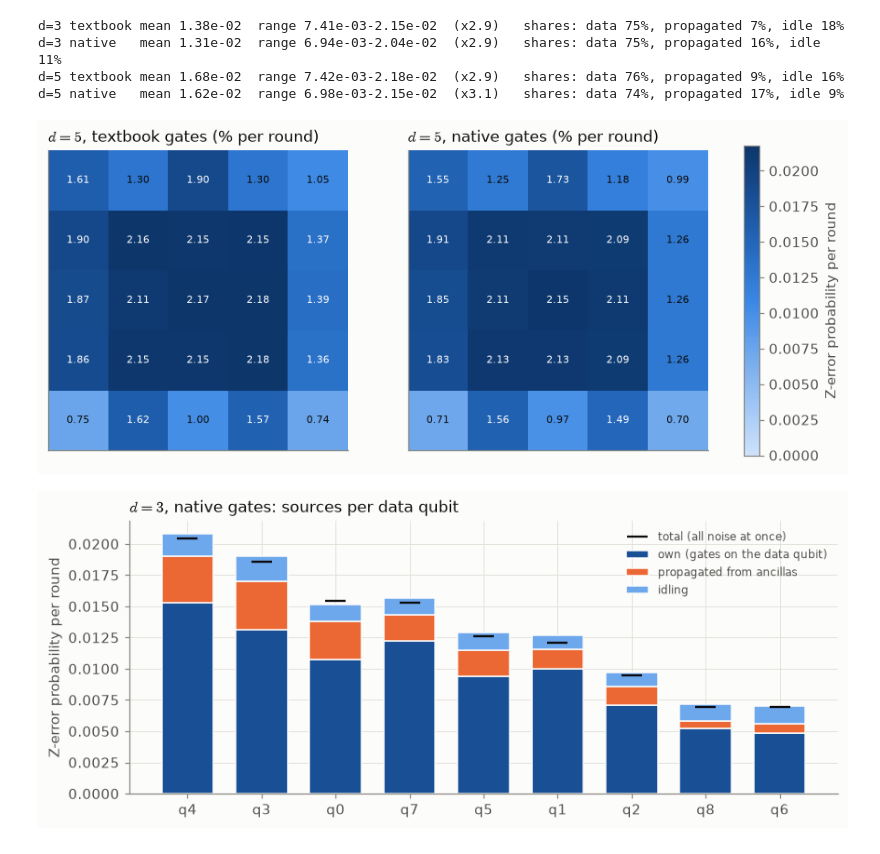
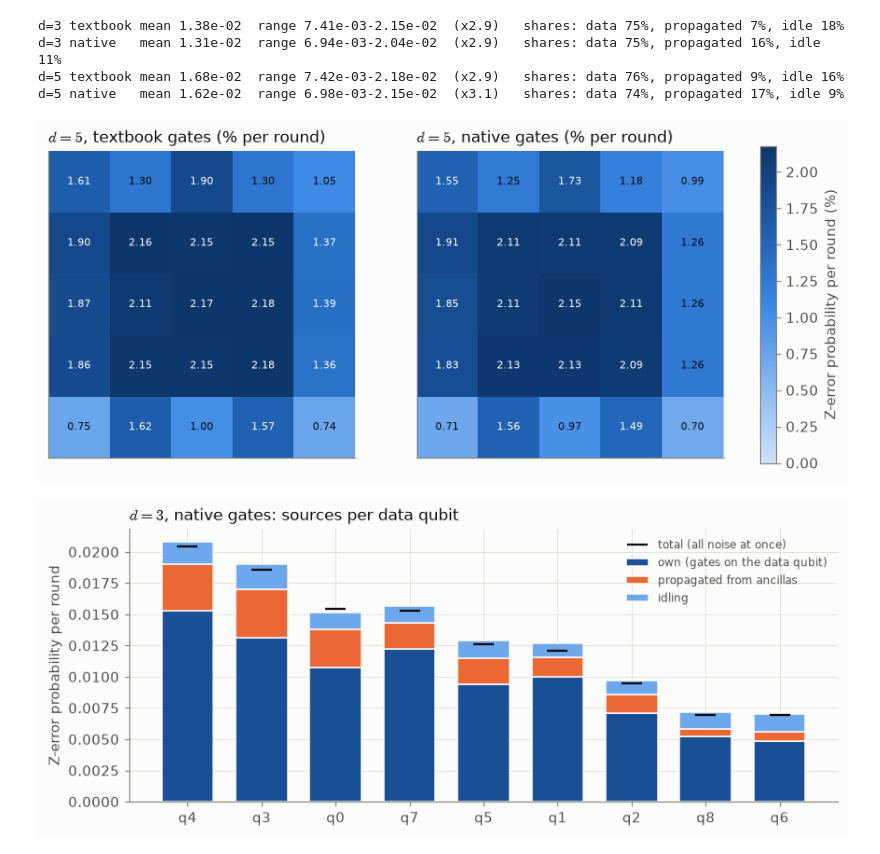
Before and after one commit to hvermaQ/qec-timing-submission, a Jupyter notebook: notebooks/05_per_qubit_error.ipynb, the cells around one changed output. Saved outputs shown, nothing was run; the diff lists cells and outputs as text; code cells hidden in the pictures.

Commit message:
Notebook 05: heatmap colour bar in percent, matching the cell labels
Co-Authored-By: Claude Opus 5.5 <noreply@anthropic.com>

```diff
--- a/notebooks/05_per_qubit_error.ipynb
+++ b/notebooks/05_per_qubit_error.ipynb
@@ -32,22 +32,22 @@ d=5 native   mean 1.62e-02  range 6.98e-03-2.15e-02  (x3.1)   shares: data 74%,
 # %%
 rows = [r for r in pq["rows"] if r["d"] == max(x["d"] for x in pq["rows"])]
 fig, axes = plt.subplots(1, len(rows), figsize=(4.6 * len(rows), 4))
-vmax = max(max(r["z"]["total"]) for r in rows)
+vmax = 100 * max(max(r["z"]["total"]) for r in rows)          # percent
 for ax, r in zip(np.atleast_1d(axes), rows):
     d = r["d"]; M = np.full((d, d), np.nan)
     for (row, col), v in zip(r["grid"], r["z"]["total"]):
-        M[int(row), int(col)] = v
+        M[int(row), int(col)] = 100 * v
     im = ax.imshow(M, cmap=P.sequential_cmap(), vmin=0, vmax=vmax)
     for i in range(d):
         for j in range(d):
-            ax.text(j, i, f"{M[i, j] * 100:.2f}", ha="center", va="center", fontsize=7,
+            ax.text(j, i, f"{M[i, j]:.2f}", ha="center", va="center", fontsize=7,
                     color="white" if M[i, j] > 0.6 * vmax else P.INK)
     ax.set_xticks([]); ax.set_yticks([]); ax.grid(False)
     ax.set_title(rf"$d = {d}$, {r['gates']} gates (% per round)", loc="left")
-fig.colorbar(im, ax=axes, label="Z-error probability per round", fraction=0.03)
+fig.colorbar(im, ax=axes, label="Z-error probability per round (%)", fraction=0.03)
 P.save(fig, "05_per_qubit_error_1")
 # %% [output]
-[figure, old version]
+[figure, new version]
 # %%
 r = next(x for x in pq["rows"] if x["d"] == min(y["d"] for y in pq["rows"]) and x["gates"] == "native")
 z = {k: np.array(v) for k, v in r["z"].items()}
```
Also changed, not shown: 2 other files.
